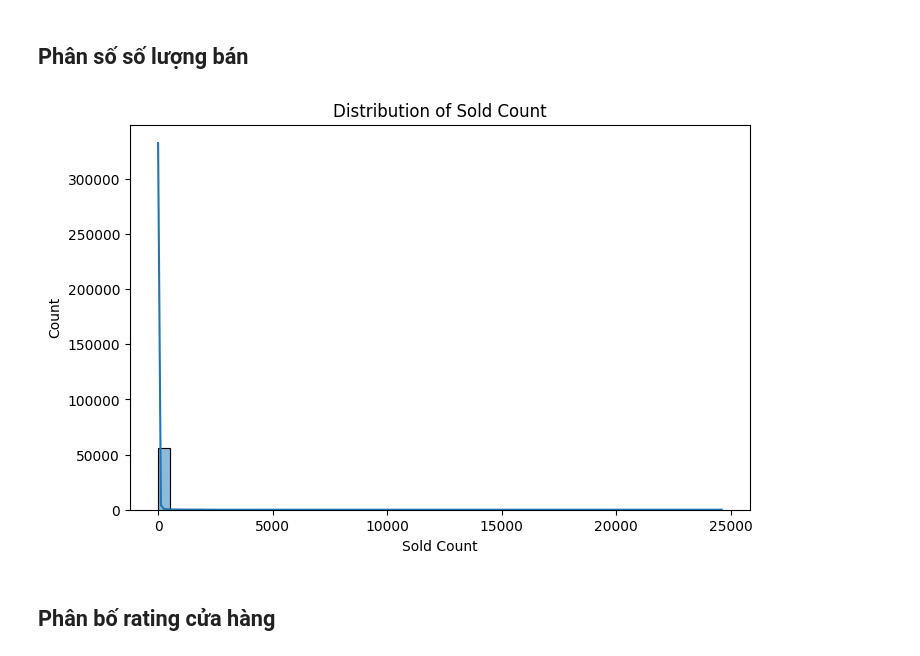
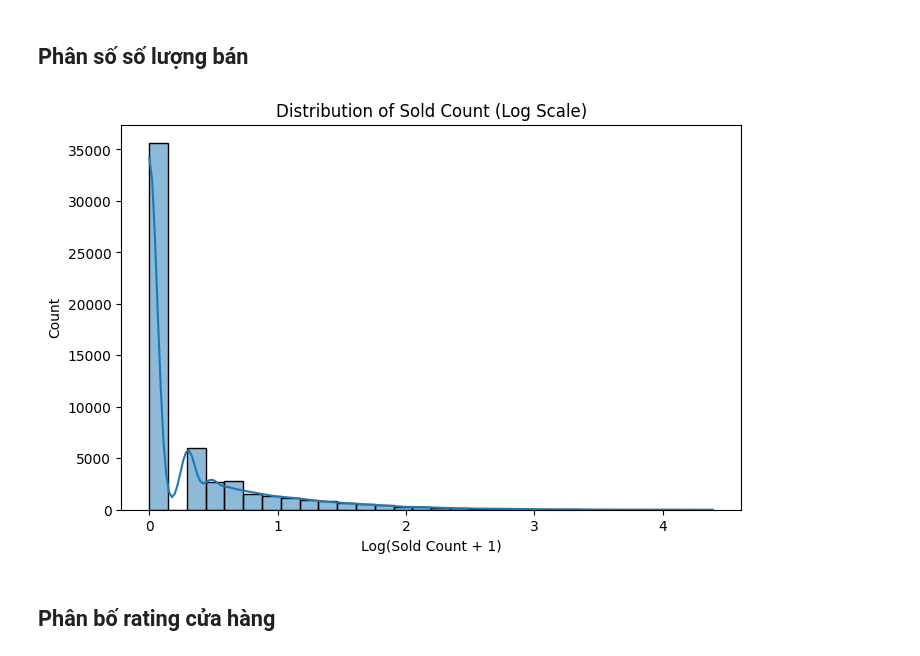
Before and after one commit to phuongth05/DV_LAB01, a Jupyter notebook: notebooks/02_eda.ipynb, the cells around one changed output. Saved outputs shown, nothing was run; the diff lists cells and outputs as text; code cells hidden in the pictures.

```diff
--- a/notebooks/02_eda.ipynb
+++ b/notebooks/02_eda.ipynb
@@ -123,13 +128,14 @@ plt.show()
 # %% [markdown]
 ## Phân số số lượng bán
 # %%
+#lấy log để dễ nhìn hơn, vì giá có thể có nhiều outlier
 plt.figure(figsize=(8,5))
-sns.histplot(df_product["sold_count"], bins=[0,500,2000,3000,4000,5000], kde=True)
-plt.title("Distribution of Sold Count")
-plt.xlabel("Sold Count")
+sns.histplot(np.log10(df_product["sold_count"] + 1), bins=30, kde=True)
+plt.title("Distribution of Sold Count (Log Scale)")
+plt.xlabel("Log(Sold Count + 1)")
 plt.show()
 # %% [output]
-[figure, old version]
+[figure, new version]
 # %% [markdown]
 ## Phân bố rating cửa hàng
 # %%
```
Also changed, not shown: parts of 8 cells of this notebook, 9 other files.
